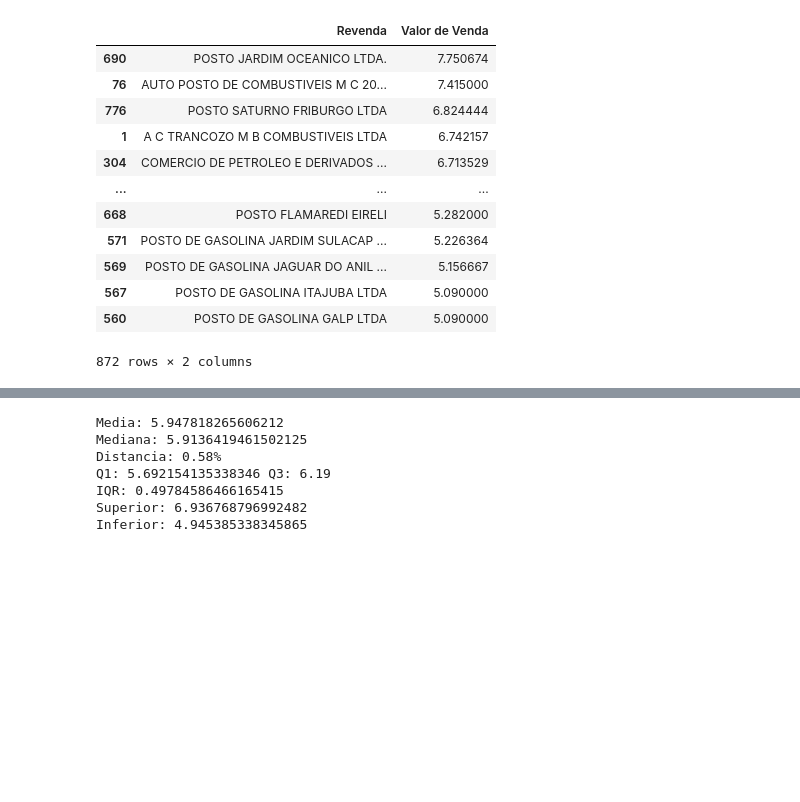
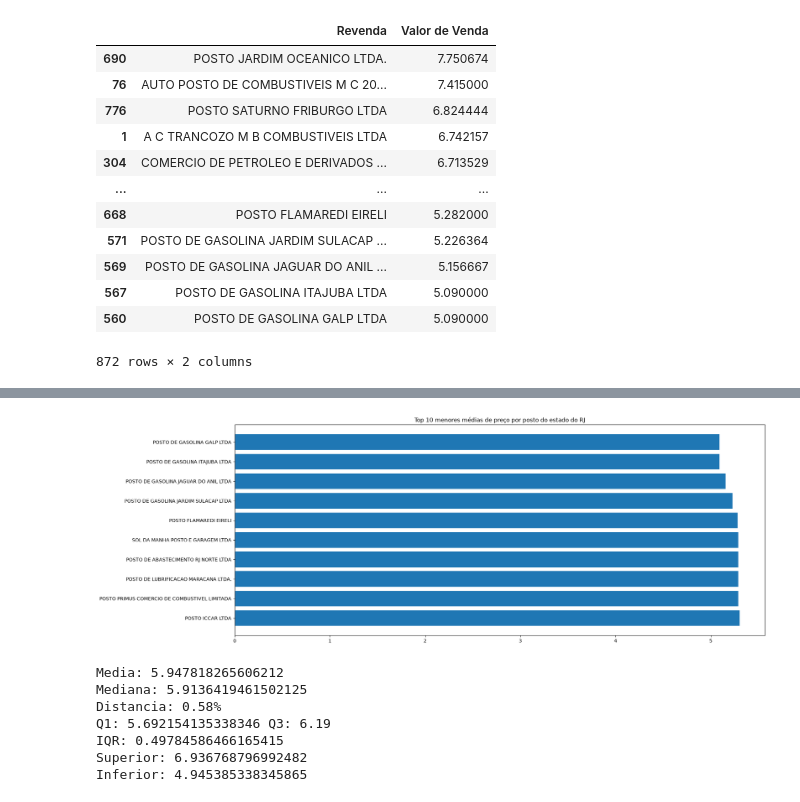
Before and after one commit to IanSeedd/ANP_exercicios, a Jupyter notebook: combust.ipynb, the cells around one changed output, grey strips where cells are left out. Cells and saved outputs as stored; diff of their text form; code cells hidden in the pictures; blank space fills up the shorter version.

```diff
--- a/combust.ipynb
+++ b/combust.ipynb
@@ -65,3 +89,10 @@ df_comun_postos_rj
+# %%
+plt.figure(figsize=(20, 8))
+plt.barh(df_comun_postos_rj['Revenda'].tail(10), df_comun_postos_rj['Valor de Venda'].tail(10))
+plt.title('Top 10 menores médias de preço por posto do estado do RJ')
+plt.show()
+# %% [output]
+[figure, added]
 # %%
 array_comun_rj = np.array(df_comun_postos_rj['Valor de Venda'])
 media_c_rj = np.mean(array_comun_rj)
```
Also changed, not shown: parts of 21 cells of this notebook, 1 other file.
